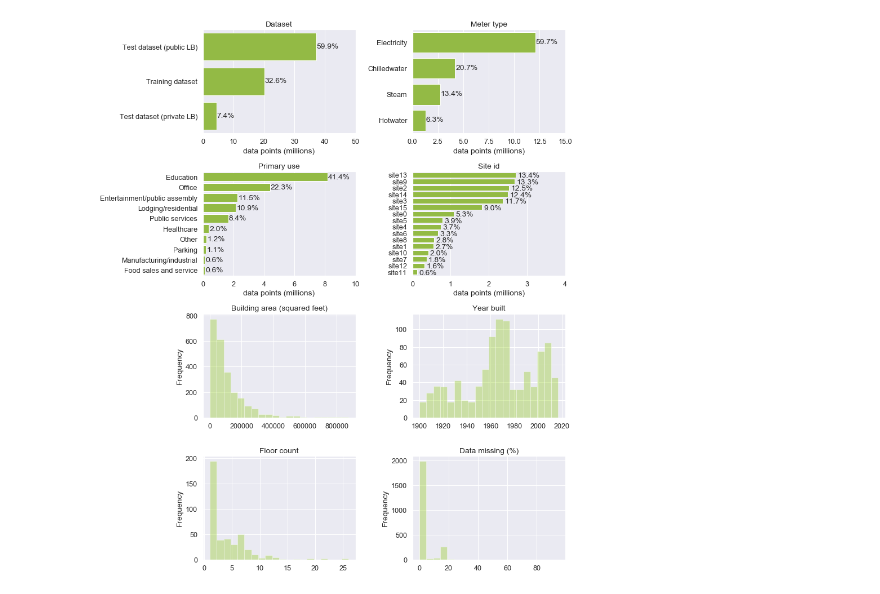
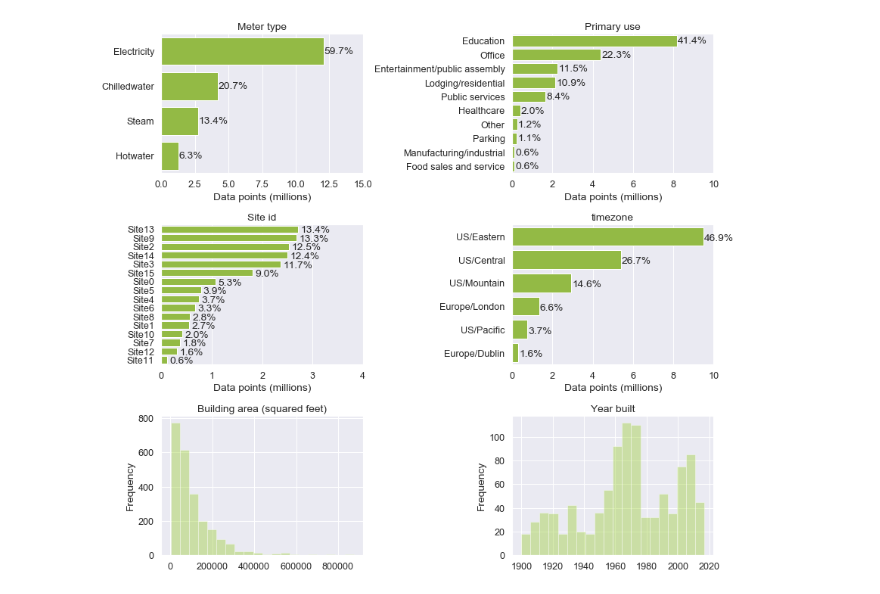
Before and after one commit to buds-lab/ashrae-great-energy-predictor-3-overview-analysis, a Jupyter notebook: KernelNotebook/Combined bar charts.ipynb, the cells around one changed output. Cells and saved outputs as stored; diff of their text form; code cells hidden in the pictures.

```diff
--- a/KernelNotebook/Combined bar charts.ipynb
+++ b/KernelNotebook/Combined bar charts.ipynb
@@ -13,6 +17,6 @@ import pickle
 # %%
 df_dataset=pd.read_excel('dataset_meta.xlsx', sheet_name='rawData', index_col=0)
-df_dataset = df_dataset.rename(columns={'meter_reading':'data points'})
-df_dataset['site_id'] = 'site' + df_dataset['site_id'].astype('str')
+df_dataset = df_dataset.rename(columns={'meter_reading':'Data points'})
+df_dataset['site_id'] = 'Site' + df_dataset['site_id'].astype('str')
 df_dataset
 # %% [output]
@@ -32,109 +36,97 @@ df_dataset
 # %%
-nr_rows = 4
+nr_rows = 3
 nr_cols = 2
 
 color = "yellowgreen"
 sns.set(font_scale = 1.15)
 fig, axs = plt.subplots(nr_rows, nr_cols, figsize=(nr_cols*6,nr_rows*3.5))
 
-# Fig 1: data points of each dataset
+#Fig 1: Data points of each meter type
 # Temporary dataset
-df_temp = pd.DataFrame(data=[20212600, 37110864, 4586736],
-                               index=['Training dataset','Test dataset (public LB)','Test dataset (private LB)'],
-                               columns=['data points']).sort_values('data points', ascending=False).reset_index()
-df_temp.rename(columns={'index':'dataset'}, inplace=True)
-df_temp['data points'] = df_temp['data points']/10**6
+df_temp = df_dataset[['meter_type','Data points']].groupby('meter_type').sum().sort_values('Data points', ascending=False).reset_index()
+df_temp.rename(columns={'meter_type':'meter type'}, inplace=True)
+df_temp['Data points'] = df_temp['Data points']/10**6
 # Plot
-ax1 = sns.barplot(y="dataset", x="data points", color= color,
-                  data=df_temp,ax = axs[0][0])
-ax1.title.set_text("Dataset")
-ax1.set(ylabel="", xlabel="data points (millions)", xlim=(0, 5*10))
+ax1 = sns.barplot(y="meter type", x="Data points", color= color,
+            data=df_temp,ax = axs[0][0])
+ax1.title.set_text("Meter type")
+ax1.set(ylabel="", xlabel="Data points (millions)", xlim=(0, 1.5*10))
 # Adds percentage
-total = df_temp['data points'].sum().sum()
+total = df_temp['Data points'].sum().sum()
 for p in ax1.patches:
         percentage = '{:.1f}%'.format(100 * p.get_width()/total)
         x = p.get_x() + p.get_width() + 0.05
-        y = p.get_y() + p.get_height()/1.8
+        y = p.get_y() + p.get_height()/1.7
         ax1.annotate(percentage, (x, y))
 
-#Fig 2: data points of each meter type
+#Fig 2: Data points of each primary use
 # Temporary dataset
-df_temp = df_dataset[['meter_type','data points']].groupby('meter_type').sum().sort_values('data points', ascending=False).reset_index()
-df_temp.rename(columns={'meter_type':'meter type'}, inplace=True)
-df_temp['data points'] = df_temp['data points']/10**6
+df_temp = df_dataset[['primary_use','Data points']].groupby('primary_use').sum().sort_values('Data points', ascending=False).reset_index().iloc[:10,:]
+df_temp.rename(columns={'primary_use':'primary use'}, inplace=True)
+df_temp['Data points'] = df_temp['Data points']/10**6
 # Plot
-ax2 = sns.barplot(y="meter type", x="data points", color= color,
+ax2 = sns.barplot(y="primary use", x="Data points", color= color,
             data=df_temp,ax = axs[0][1])
-ax2.title.set_text("Meter type")
-ax2.set(ylabel="", xlabel="data points (millions)", xlim=(0, 1.5*10))
+ax2.title.set_text("Primary use")
+ax2.set(ylabel="", xlabel="Data points (millions)", xlim=(0, 10))
 # Adds percentage
-total = df_temp['data points'].sum().sum()
+total = df_temp['Data points'].sum().sum()
 for p in ax2.patches:
         percentage = '{:.1f}%'.format(100 * p.get_width()/total)
         x = p.get_x() + p.get_width() + 0.05
-        y = p.get_y() + p.get_height()/1.8
+        y = p.get_y() + p.get_height()/1.35
         ax2.annotate(percentage, (x, y))
 
-#Fig 3: data points of each primary use
+#Fig 3: Data points in each site
 # Temporary dataset
-df_temp = df_dataset[['primary_use','data points']].groupby('primary_use').sum().sort_values('data points', ascending=False).reset_index().iloc[:10,:]
-df_temp.rename(columns={'primary_use':'primary use'}, inplace=True)
-df_temp['data points'] = df_temp['data points']/10**6
+df_temp = df_dataset[['site_id','Data points']].groupby('site_id').sum().sort_values('Data points', ascending=False).reset_index()
+df_temp.rename(columns={'site_id':'site id'}, inplace=True)
+df_temp['Data points'] = df_temp['Data points']/10**6
 # Plot
-ax3 = sns.barplot(y="primary use", x="data points", color= color,
+ax3 = sns.barplot(y="site id", x="Data points", color= color,
             data=df_temp,ax = axs[1][0])
-ax3.title.set_text("Primary use")
-ax3.set(ylabel="", xlabel="data points (millions)", xlim=(0, 10))
+ax3.title.set_text("Site id")
+ax3.set(ylabel="", xlabel="Data points (millions)", xlim=(0, 4))
 # Adds percentage
-total = df_temp['data points'].sum().sum()
+total = df_temp['Data points'].sum().sum()
 for p in ax3.patches:
         percentage = '{:.1f}%'.format(100 * p.get_width()/total)
         x = p.get_x() + p.get_width() + 0.05
-        y = p.get_y() + p.get_height()/1.35
+        y = p.get_y() + p.get_height()/1
         ax3.annotate(percentage, (x, y))
 
-#Fig 4: data points in each site
+#Fig 4: Data points in each timezone
 # Temporary dataset
-df_temp = df_dataset[['site_id','data points']].groupby('site_id').sum().sort_values('data points', ascending=False).reset_index()
-df_temp.rename(columns={'site_id':'site id'}, inplace=True)
-df_temp['data points'] = df_temp['data points']/10**6
+df_temp = df_dataset[['timezone','Data points']].groupby('timezone').sum().sort_values('Data points', ascending=False).reset_index()
+df_temp.rename(columns={'timezone':'timezone'}, inplace=True)
+df_temp['Data points'] = df_temp['Data points']/10**6
 # Plot
-ax4 = sns.barplot(y="site id", x="data points", color= color,
+ax4 = sns.barplot(y="timezone", x="Data points", color= color,
             data=df_temp,ax = axs[1][1])
-ax4.title.set_text("Site id")
-ax4.set(ylabel="", xlabel="data points (millions)", xlim=(0, 4))
+ax4.title.set_text("timezone")
+ax4.set(ylabel="", xlabel="Data points (millions)", xlim=(0, 10))
 # Adds percentage
-total = df_temp['data points'].sum().sum()
+total = df_temp['Data points'].sum().sum()
 for p in ax4.patches:
         percentage = '{:.1f}%'.format(100 * p.get_width()/total)
         x = p.get_x() + p.get_width() + 0.05
-        y = p.get_y() + p.get_height()/1
+        y = p.get_y() + p.get_height()/1.4
         ax4.annotate(percentage, (x, y))
 
 #Fig 5:
 ax5 = sns.distplot(df_dataset['square_feet'], kde=False, bins=20, color= color, ax = axs[2][0])
 ax5.title.set_text("Building area (squared feet)")
 ax5.set(ylabel="Frequency", xlabel="")
 
 #Fig 6:
 ax6 = sns.distplot(df_dataset['year_built'], kde=False, bins=20, color= color, ax = axs[2][1])
 ax6.title.set_text("Year built")
 ax6.set(ylabel="Frequency", xlabel="")
 
-#Fig 7:
-ax7 = sns.distplot(df_dataset['floor_count'], kde=False, bins=20, color= color, ax = axs[3][0])
-ax7.title.set_text("Floor count")
-ax7.set(ylabel="Frequency", xlabel="")
-
-#Fig 8:
-ax8 = sns.distplot((1-df_dataset['data points']/8784)*100, kde=False, bins=20, color= color, ax = axs[3][1])
-ax8.title.set_text("Data missing (%)")
-ax8.set(ylabel="Frequency", xlabel="")
-
 plt.tight_layout()
 fig.savefig("meta_summary.png", dpi=300)
 # %% [output]
-[figure, old version]
+[figure, new version]
 # %%
 df_notebooks_noTagged=pd.read_pickle('ASHRAE-Kaggle_notebooks_meta.pkl')
 df_notebooks=pd.read_excel('ASHRAE-Kaggle_notebooks_meta(Tagged).xlsx', )
```
Also changed, not shown: parts of 5 cells of this notebook, 3 other files.
